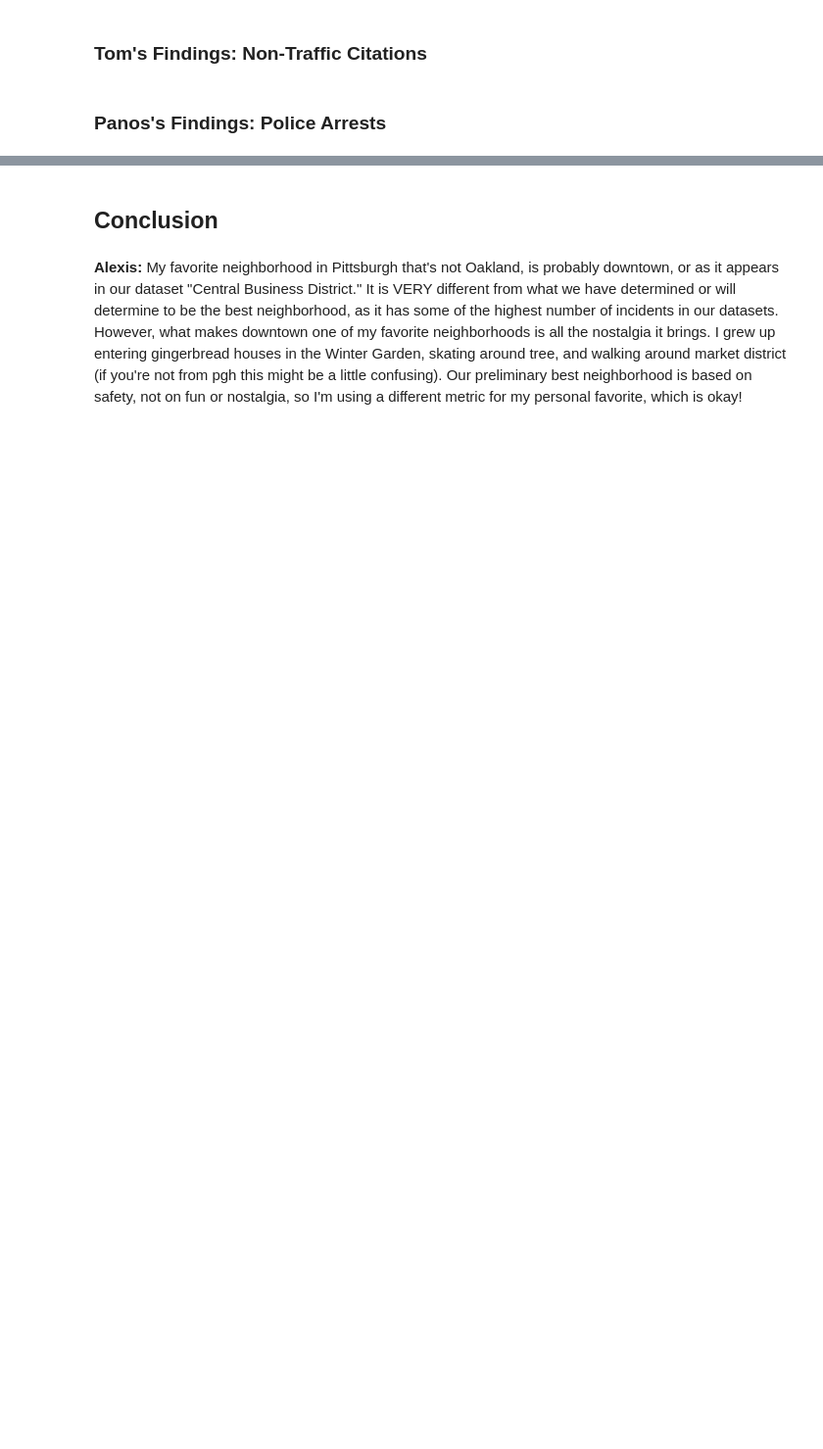
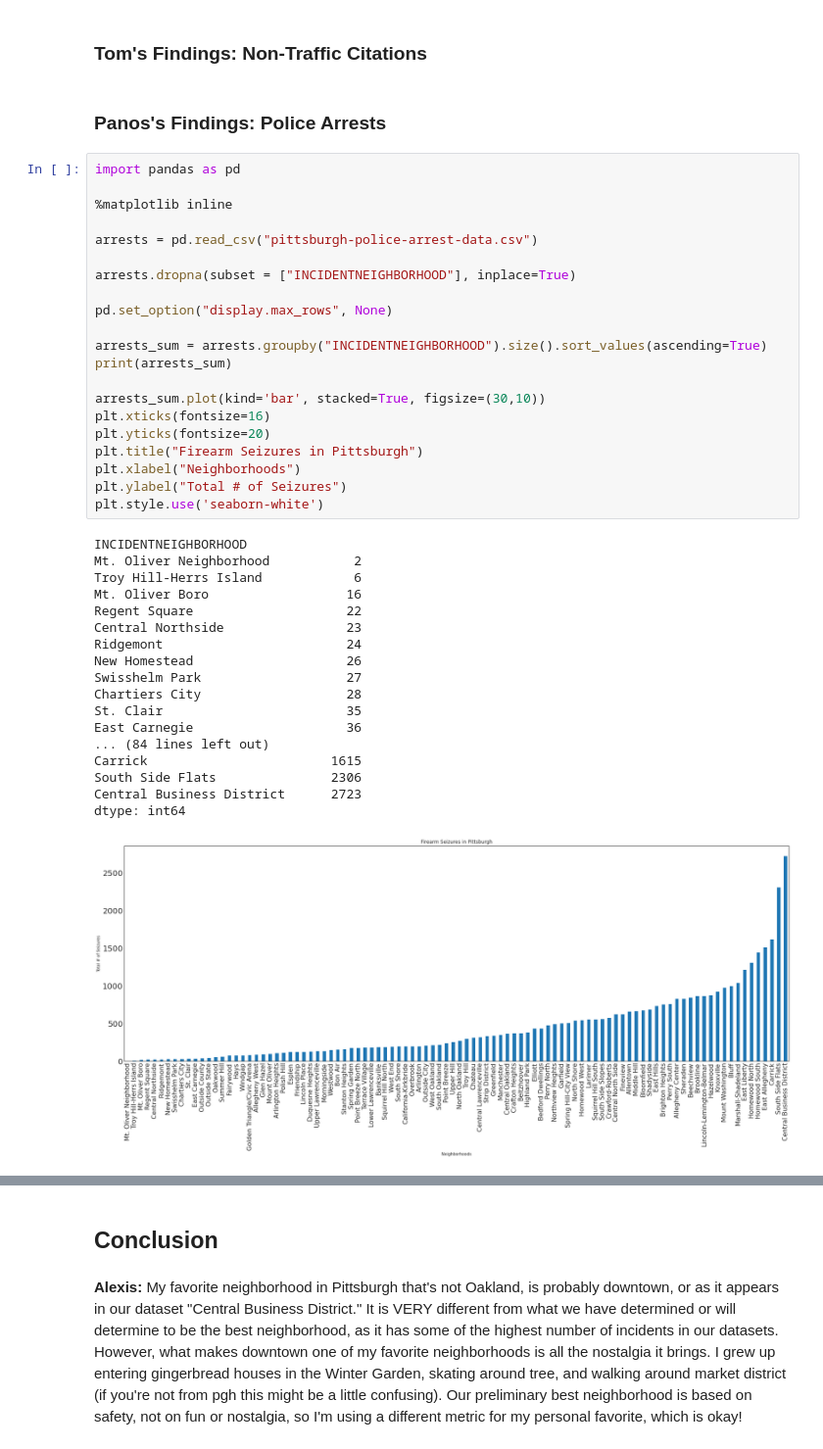
Before and after one commit to alexisgiobbi/bigideas-final, a Jupyter notebook: group-notebook.ipynb, the cells around one changed output, grey strips where cells are left out. Shown: that part at 98% size. Drawn from its saved outputs; the diff is of its cells as text; blank space fills up the shorter version.

Commit message:
Update group notebook

```diff
--- a/group-notebook.ipynb
+++ b/group-notebook.ipynb
@@ -60,6 +72,46 @@ plt.style.use('seaborn-white')
 ### Tom's Findings: Non-Traffic Citations
 # %% [markdown]
 ### Panos's Findings: Police Arrests
+# %%
+import pandas as pd
+
+%matplotlib inline
+
+arrests = pd.read_csv("pittsburgh-police-arrest-data.csv")
+
+arrests.dropna(subset = ["INCIDENTNEIGHBORHOOD"], inplace=True)
+
+pd.set_option("display.max_rows", None)
+
+arrests_sum = arrests.groupby("INCIDENTNEIGHBORHOOD").size().sort_values(ascending=True)
+print(arrests_sum)
+
+arrests_sum.plot(kind='bar', stacked=True, figsize=(30,10))
+plt.xticks(fontsize=16)
+plt.yticks(fontsize=20)
+plt.title("Firearm Seizures in Pittsburgh")
+plt.xlabel("Neighborhoods")
+plt.ylabel("Total # of Seizures")
+plt.style.use('seaborn-white')
+# %% [output]
+INCIDENTNEIGHBORHOOD
+Mt. Oliver Neighborhood           2
+Troy Hill-Herrs Island            6
+Mt. Oliver Boro                  16
+Regent Square                    22
+Central Northside                23
+Ridgemont                        24
+New Homestead                    26
+Swisshelm Park                   27
+Chartiers City                   28
+St. Clair                        35
+East Carnegie                    36
+... (84 lines left out)
+Carrick                        1615
+South Side Flats               2306
+Central Business District      2723
+dtype: int64
+[figure, added]
 # %% [markdown]
 ### Group Findings
 
```
Also changed, not shown: parts of 5 cells of this notebook.
